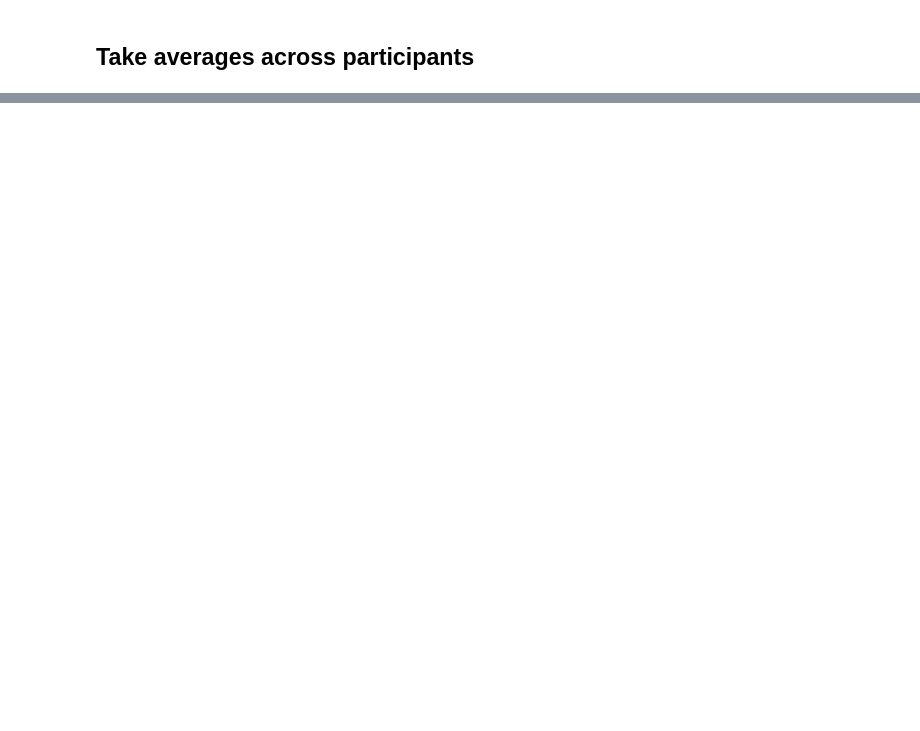
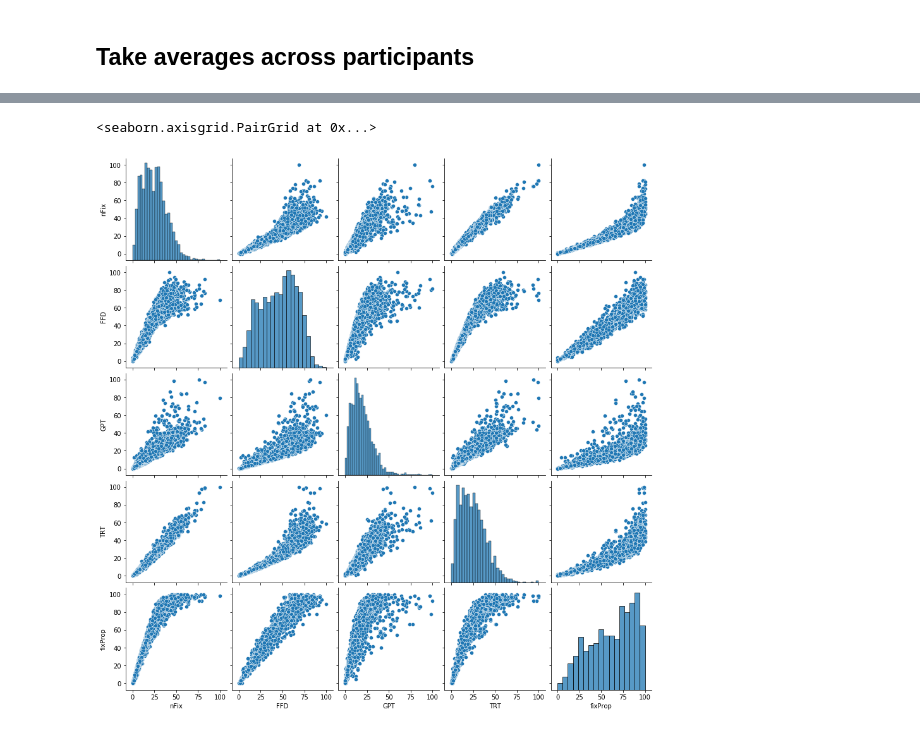
Before and after one commit to SPOClab-ca/cmcl-shared-task, a Jupyter notebook: notebooks/ProvoProcess.ipynb, the cells around one changed output, grey strips where cells are left out. Cells and saved outputs as stored; diff of their text form; code cells hidden in the pictures; blank space fills up the shorter version.

```diff
--- a/notebooks/ProvoProcess.ipynb
+++ b/notebooks/ProvoProcess.ipynb
@@ -31,6 +31,7 @@ df = pd.DataFrame({
   'text_id': df_raw['Text_ID'],
   'orig_sentence_id': df_raw['Sentence_Number'],
   'word_id': df_raw['Word_In_Sentence_Number'],
+  'word': df_raw['Word'],
   'nFix': df_raw['IA_FIXATION_COUNT'],
   'FFD': df_raw['IA_FIRST_FIXATION_DURATION'],
   'GPT': df_raw['IA_REGRESSION_PATH_DURATION'],
@@ -60,2 +45,16 @@ Length: 230412, dtype: int16
+# %%
+# Renumber sentences ids from original (text id, sentence id) starting from 0
+df = df[~((df.orig_sentence_id == 0) | (df.word_id == 0))]
+id_map = {}
+for _, row in df.iterrows():
+  k = (row['text_id'], row['orig_sentence_id'])
+  if k in id_map:
+    v = id_map[k]
+  else:
+    v = len(id_map)
+    id_map[k] = v
+
+df['sentence_id'] = df.apply(lambda row: id_map[(row['text_id'], row['orig_sentence_id'])], axis=1)
+df = df[['participant_id', 'sentence_id', 'word_id', 'word', 'nFix', 'FFD', 'GPT', 'TRT']]
 # %% [markdown]
 ## Take averages across participants
@@ -65,0 +61,8 @@ df.head(50)
+# %%
+agg_df = df.groupby(['sentence_id', 'word_id', 'word']).mean().reset_index()
+agg_df['fixProp'] = df.groupby(['sentence_id', 'word_id', 'word'])['nFix'] \
+  .apply(lambda col: (col != 0).sum() / len(col)).reset_index()['nFix']
+# %%
+# Scale to [0, 100]
+agg_fts = agg_df[['nFix', 'FFD', 'GPT', 'TRT', 'fixProp']]
+agg_df[['nFix', 'FFD', 'GPT', 'TRT', 'fixProp']] = (agg_fts - agg_fts.min(axis=0)) / (agg_fts.max(axis=0) - agg_fts.min(axis=0)) * 100
@@ -65,0 +85,5 @@ df.head(50)
+# %%
+sns.pairplot(agg_df[['nFix', 'FFD', 'GPT', 'TRT', 'fixProp']])
+# %% [output]
+<seaborn.axisgrid.PairGrid at 0x...>
+[figure, added]
```
Also changed, not shown: parts of 6 cells of this notebook, 2 other files.
